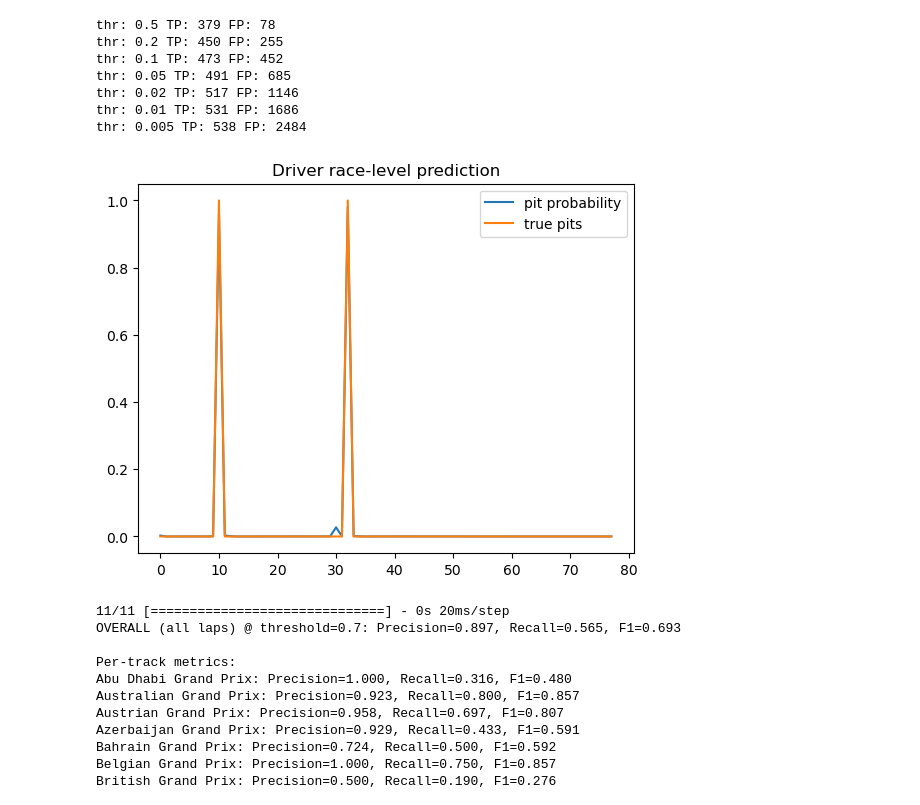
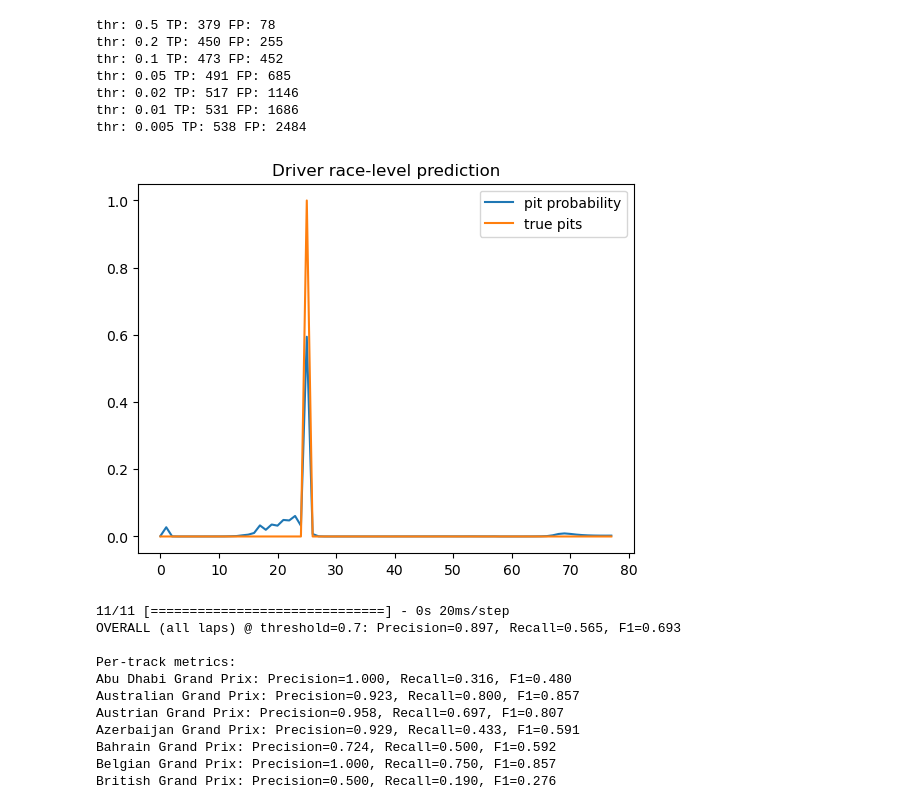
Before and after one commit to ymccathy/f1-pitstop-strategy-ml, a Jupyter notebook: train.ipynb, the cells around one changed output. Drawn from its saved outputs; the diff is of its cells as text; code cells hidden in the pictures.

```diff
--- a/train.ipynb
+++ b/train.ipynb
@@ -551,22 +551,22 @@ thr: 0.02 TP: 517 FP: 1146
 thr: 0.01 TP: 531 FP: 1686
 thr: 0.005 TP: 538 FP: 2484
 # %%
-driver_idx = 0
+driver_idx = 3
 X_seq_pad = X_test_pad[driver_idx]
 y_seq_pad = y_test_pad[driver_idx]
 
 with torch.no_grad():
     logits = model(torch.tensor(X_seq_pad).unsqueeze(0).to(device),
                    torch.tensor([len(X_seq_pad)]) )
     probs = torch.sigmoid(logits).cpu().numpy().flatten()
 
 plt.plot(probs, label="pit probability")
 plt.plot(y_seq_pad, label="true pits")
 plt.legend()
 plt.title("Driver race-level prediction")
 plt.show()
 # %% [output]
-[figure, old version]
+[figure, new version]
 # %%
 from sklearn.metrics import precision_score, recall_score, f1_score
 import numpy as np
```
Also changed, not shown: parts of 1 cell of this notebook.
